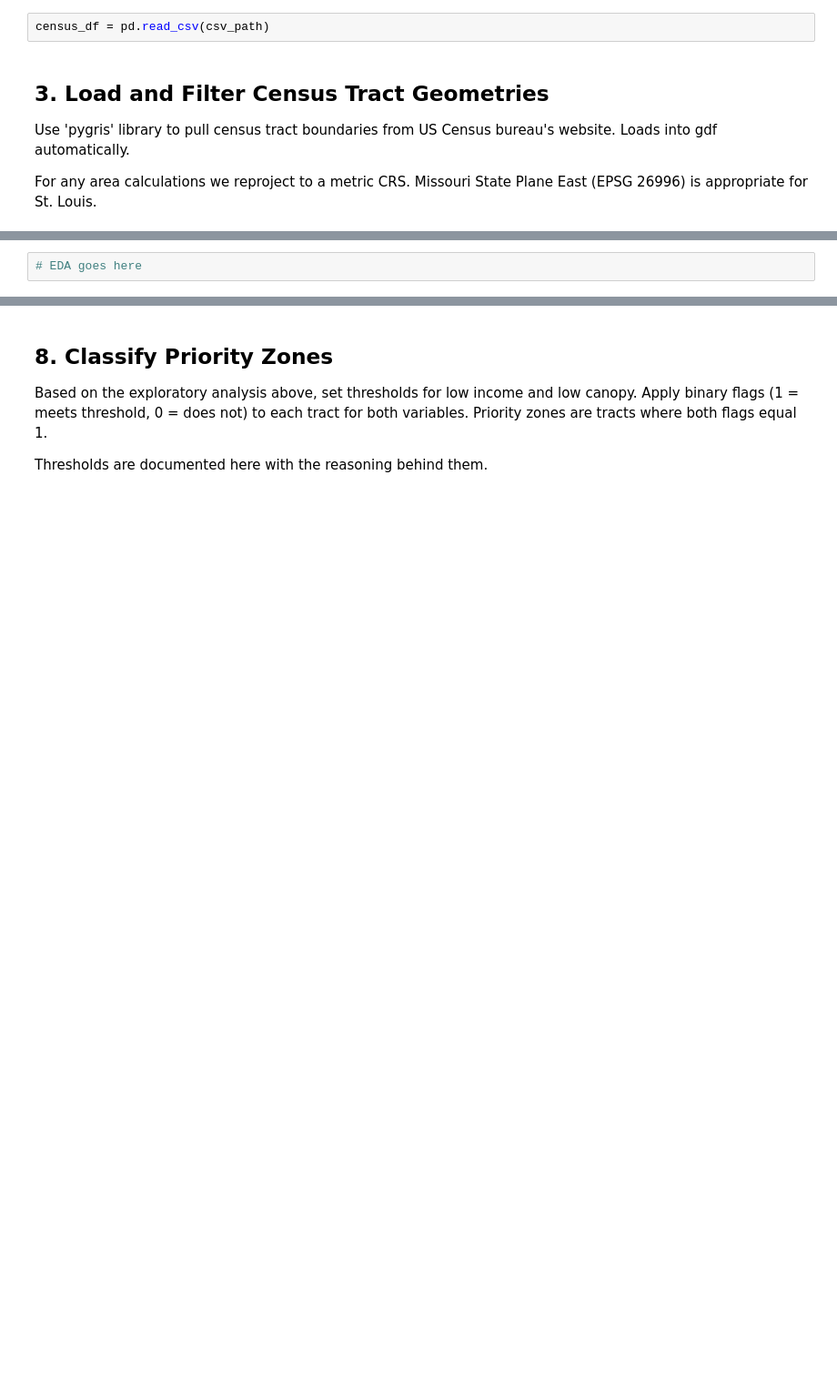
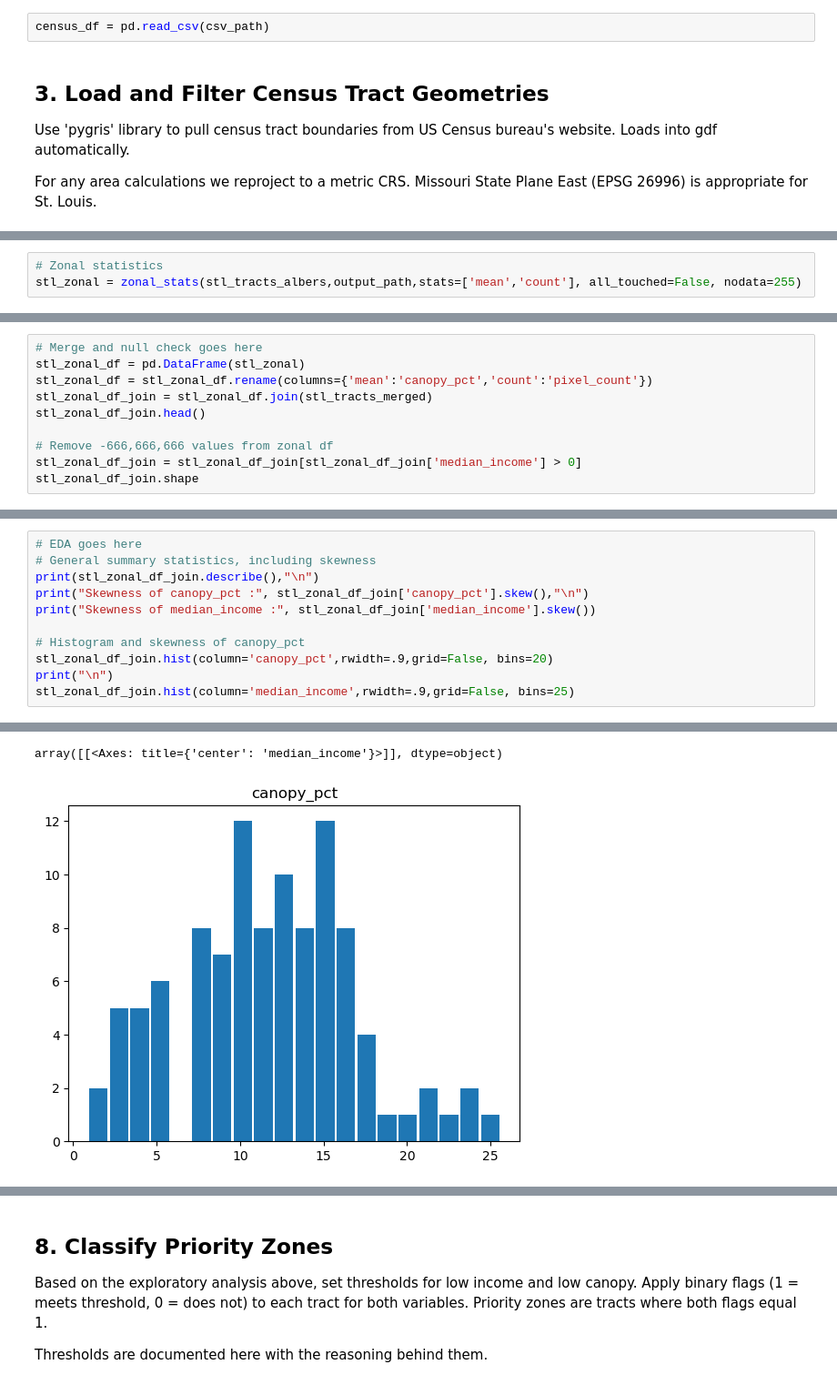
Before and after one commit to dander1989/urban_shade_income, a Jupyter notebook: notebook.ipynb, the cells around one changed output, grey strips where cells are left out. Shown at 91% size. Saved outputs shown, nothing was run; the diff lists cells and outputs as text; blank space fills up the shorter version.

```diff
--- a/notebook.ipynb
+++ b/notebook.ipynb
@@ -264,3 +214,6 @@ Calculate the mean tree canopy percentage for each census tract polygon using `r
+# %%
+# Zonal statistics
+stl_zonal = zonal_stats(stl_tracts_albers,output_path,stats=['mean','count'], all_touched=False, nodata=255)
 # %% [markdown]
 ## 6. Merge and Clean
 
@@ -269,0 +223,10 @@ Merge the zonal statistics output with the Census income GeoDataFrame on the tra
+# %%
+# Merge and null check goes here
+stl_zonal_df = pd.DataFrame(stl_zonal)
+stl_zonal_df = stl_zonal_df.rename(columns={'mean':'canopy_pct','count':'pixel_count'})
+stl_zonal_df_join = stl_zonal_df.join(stl_tracts_merged)
+stl_zonal_df_join.head()
+
+# Remove -666,666,666 values from zonal df
+stl_zonal_df_join = stl_zonal_df_join[stl_zonal_df_join['median_income'] > 0]
+stl_zonal_df_join.shape
@@ -279,5 +245,15 @@ Steps:
 - Spearman correlation coefficient
 
 **Why Spearman?** Income distributions in urban areas tend to be right-skewed. Spearman's rank-based approach is more robust to skew and outliers than Pearson correlation.
-# %%
-# EDA goes here
+# %%
+# EDA goes here
+# General summary statistics, including skewness
+print(stl_zonal_df_join.describe(),"\n")
+print("Skewness of canopy_pct :", stl_zonal_df_join['canopy_pct'].skew(),"\n")
+print("Skewness of median_income :", stl_zonal_df_join['median_income'].skew())
+
+# Histogram and skewness of canopy_pct
+stl_zonal_df_join.hist(column='canopy_pct',rwidth=.9,grid=False, bins=20)
+print("\n")
+stl_zonal_df_join.hist(column='median_income',rwidth=.9,grid=False, bins=25)
+# %% [output]
@@ -283,0 +273,2 @@ Steps:
+array([[<Axes: title={'center': 'median_income'}>]], dtype=object)
+[figure, added]
```
Also changed, not shown: parts of 33 cells of this notebook, 7 other files.
